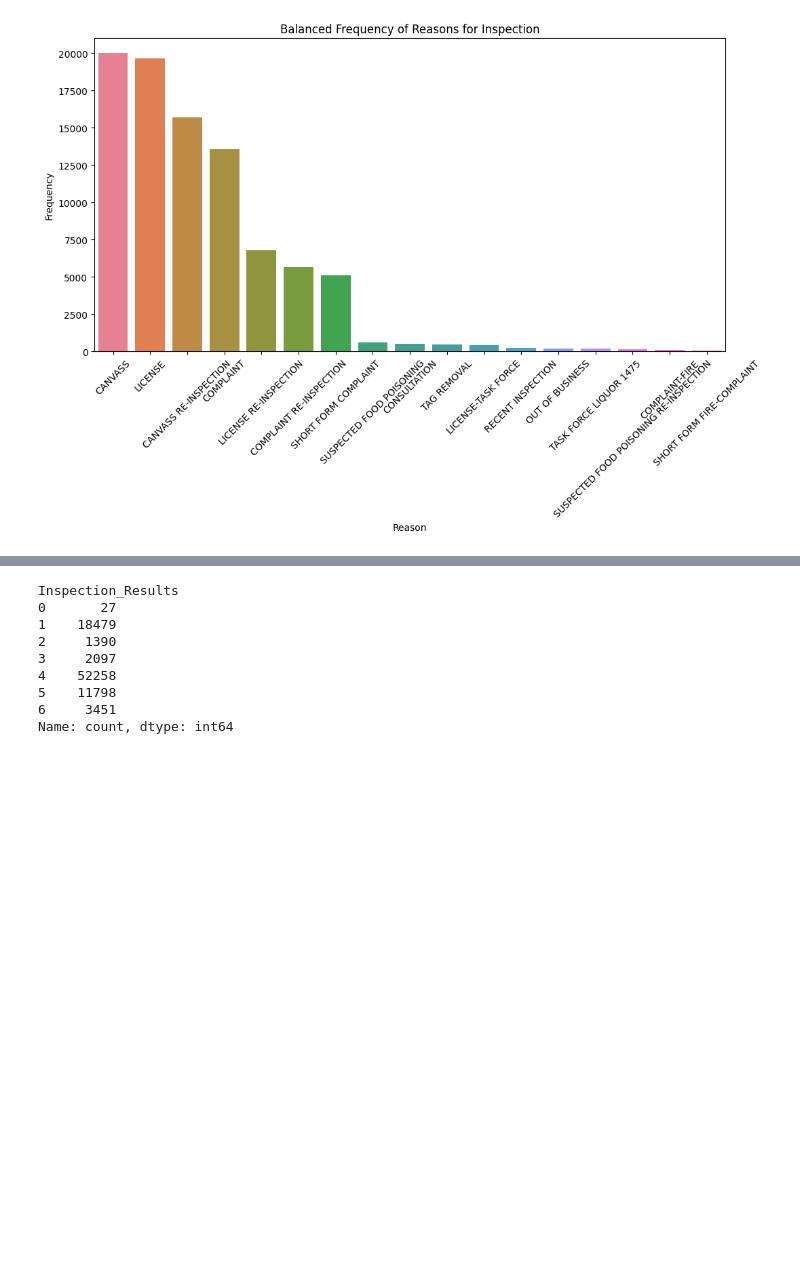
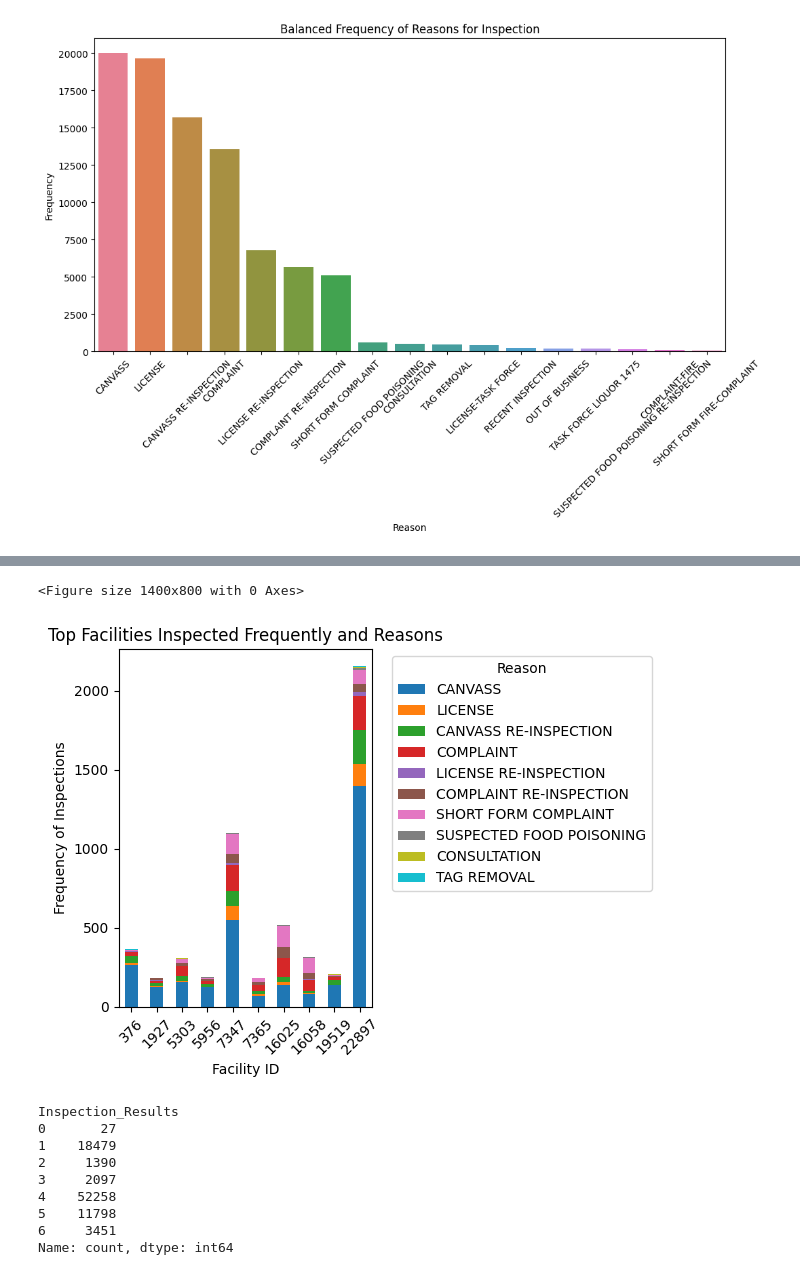
Before and after one commit to BlessyLouis/Food_Quality_Assement, a Jupyter notebook: Food_Quality_Assessment.ipynb, the cells around one changed output, grey strips where cells are left out. Cells and saved outputs as stored; diff of their text form; code cells hidden in the pictures; blank space fills up the shorter version.

```diff
--- a/Food_Quality_Assessment.ipynb
+++ b/Food_Quality_Assessment.ipynb
@@ -468,3 +483,29 @@ Passing `palette` without assigning `hue` is deprecated and will be removed in v
+# %%
+# Find the top 10 most frequently inspected facilities
+top_facilities = df['FacilityID'].value_counts().head(10).index
+
+# Group the data by FacilityName and Reason, and count the occurrences
+facility_reason_counts = df[df['FacilityID'].isin(top_facilities)].groupby(['FacilityID', 'Reason']).size().unstack().fillna(0)
+
+# Find the top 10 reasons for inspections
+top_reasons = df['Reason'].value_counts().head(10).index
+
+# Filter the data to include only the top 10 reasons
+top_facility_reason_counts = facility_reason_counts[top_reasons]
+
+# Plot the grouped bar graph
+plt.figure(figsize=(14, 8))
+top_facility_reason_counts.plot(kind='bar', stacked=True)
+plt.title('Top Facilities Inspected Frequently and Reasons')
+plt.xlabel('Facility ID')
+plt.ylabel('Frequency of Inspections')
+plt.xticks(rotation=45)
+plt.legend(title='Reason', bbox_to_anchor=(1.05, 1), loc='upper left')
+plt.tight_layout()
+plt.show()
+# %% [output]
+<Figure size 1400x800 with 0 Axes>
+[figure, added]
 # %%
 # Define the inspection results mapping
 inspection_results_mapping = {
```
Also changed, not shown: parts of 8 cells of this notebook, 1 other file.
